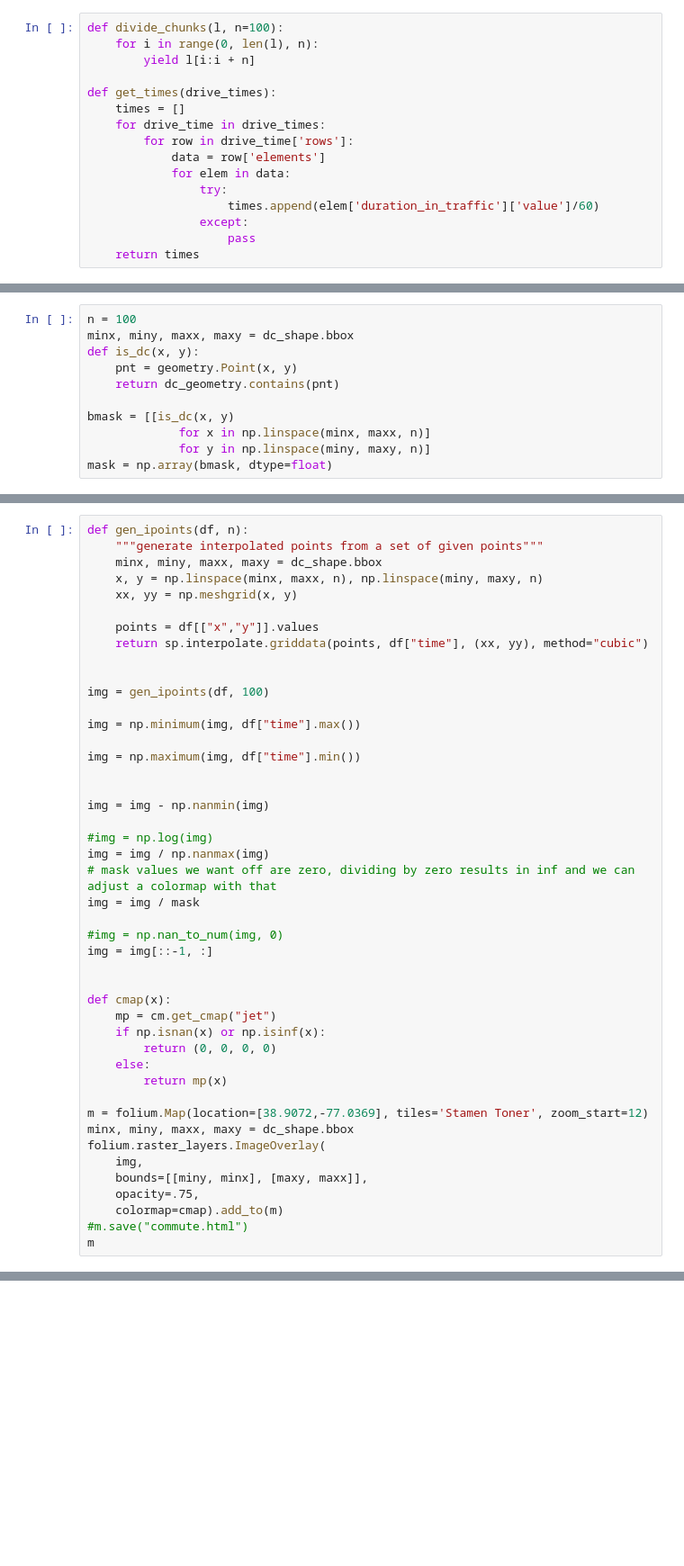
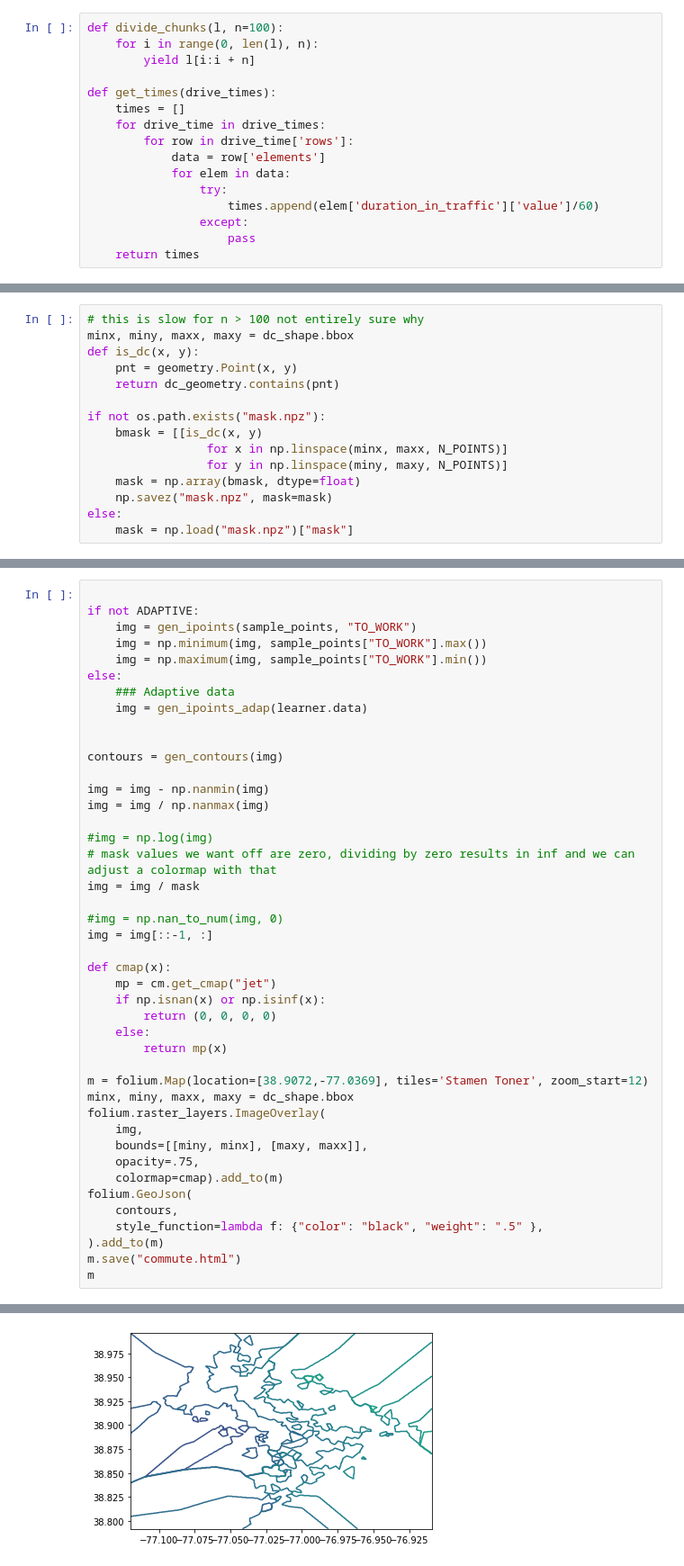
Before and after one commit to pbutler/dchousing, a Jupyter notebook: dchousing.ipynb, the cells around one changed output, grey strips where cells are left out. Shown: that part at 90% size. Cells and saved outputs as stored; diff of their text form; blank space fills up the shorter version.

Commit message:
Improvements and adaptive sampling

```diff
--- a/dchousing.ipynb
+++ b/dchousing.ipynb
@@ -88,11 +213,15 @@ else:
 # %%
-n = 100
+# this is slow for n > 100 not entirely sure why
 minx, miny, maxx, maxy = dc_shape.bbox
 def is_dc(x, y):
     pnt = geometry.Point(x, y)
     return dc_geometry.contains(pnt)
 
-bmask = [[is_dc(x, y)
-             for x in np.linspace(minx, maxx, n)]
-             for y in np.linspace(miny, maxy, n)]
-mask = np.array(bmask, dtype=float)
+if not os.path.exists("mask.npz"):
+    bmask = [[is_dc(x, y)
+                 for x in np.linspace(minx, maxx, N_POINTS)]
+                 for y in np.linspace(miny, maxy, N_POINTS)]
+    mask = np.array(bmask, dtype=float)
+    np.savez("mask.npz", mask=mask)
+else:
+    mask = np.load("mask.npz")["mask"]
@@ -99,47 +262,46 @@ mask = np.array(bmask, dtype=float)
 # %%
-def gen_ipoints(df, n):
-    """generate interpolated points from a set of given points"""
-    minx, miny, maxx, maxy = dc_shape.bbox
-    x, y = np.linspace(minx, maxx, n), np.linspace(miny, maxy, n)
-    xx, yy = np.meshgrid(x, y)
 
-    points = df[["x","y"]].values
-    return sp.interpolate.griddata(points, df["time"], (xx, yy), method="cubic")
+if not ADAPTIVE:
+    img = gen_ipoints(sample_points, "TO_WORK")
+    img = np.minimum(img, sample_points["TO_WORK"].max())
+    img = np.maximum(img, sample_points["TO_WORK"].min())
+else:
+    ### Adaptive data
+    img = gen_ipoints_adap(learner.data)
 
 
-img = gen_ipoints(df, 100)
-
-img = np.minimum(img, df["time"].max())
-
-img = np.maximum(img, df["time"].min())
-
+contours = gen_contours(img)
 
 img = img - np.nanmin(img)
+img = img / np.nanmax(img)
 
 #img = np.log(img)
-img = img / np.nanmax(img)
 # mask values we want off are zero, dividing by zero results in inf and we can adjust a colormap with that
 img = img / mask
 
 #img = np.nan_to_num(img, 0)
 img = img[::-1, :]
-
 
 def cmap(x):
     mp = cm.get_cmap("jet")
     if np.isnan(x) or np.isinf(x):
         return (0, 0, 0, 0)
     else:
         return mp(x)
 
 m = folium.Map(location=[38.9072,-77.0369], tiles='Stamen Toner', zoom_start=12)
 minx, miny, maxx, maxy = dc_shape.bbox
 folium.raster_layers.ImageOverlay(
     img,
     bounds=[[miny, minx], [maxy, maxx]],
     opacity=.75,
     colormap=cmap).add_to(m)
-#m.save("commute.html")
+folium.GeoJson(
+    contours,
+    style_function=lambda f: {"color": "black", "weight": ".5" },
+).add_to(m)
+m.save("commute.html")
 m
 # %% [output]
 [interactive output not drawn]
+[figure, added]
```
Also changed, not shown: parts of 14 cells of this notebook, 3 other files.
